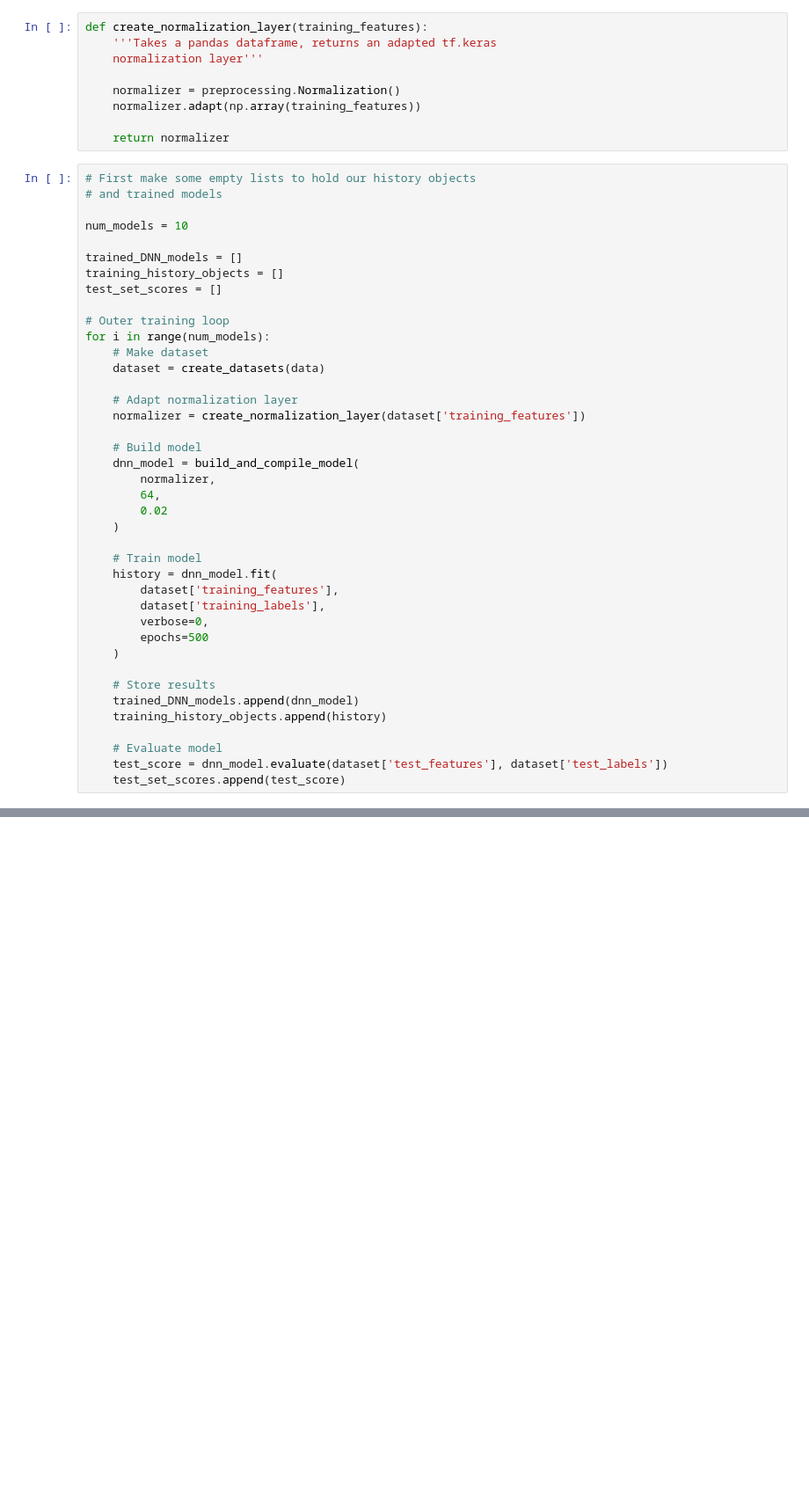
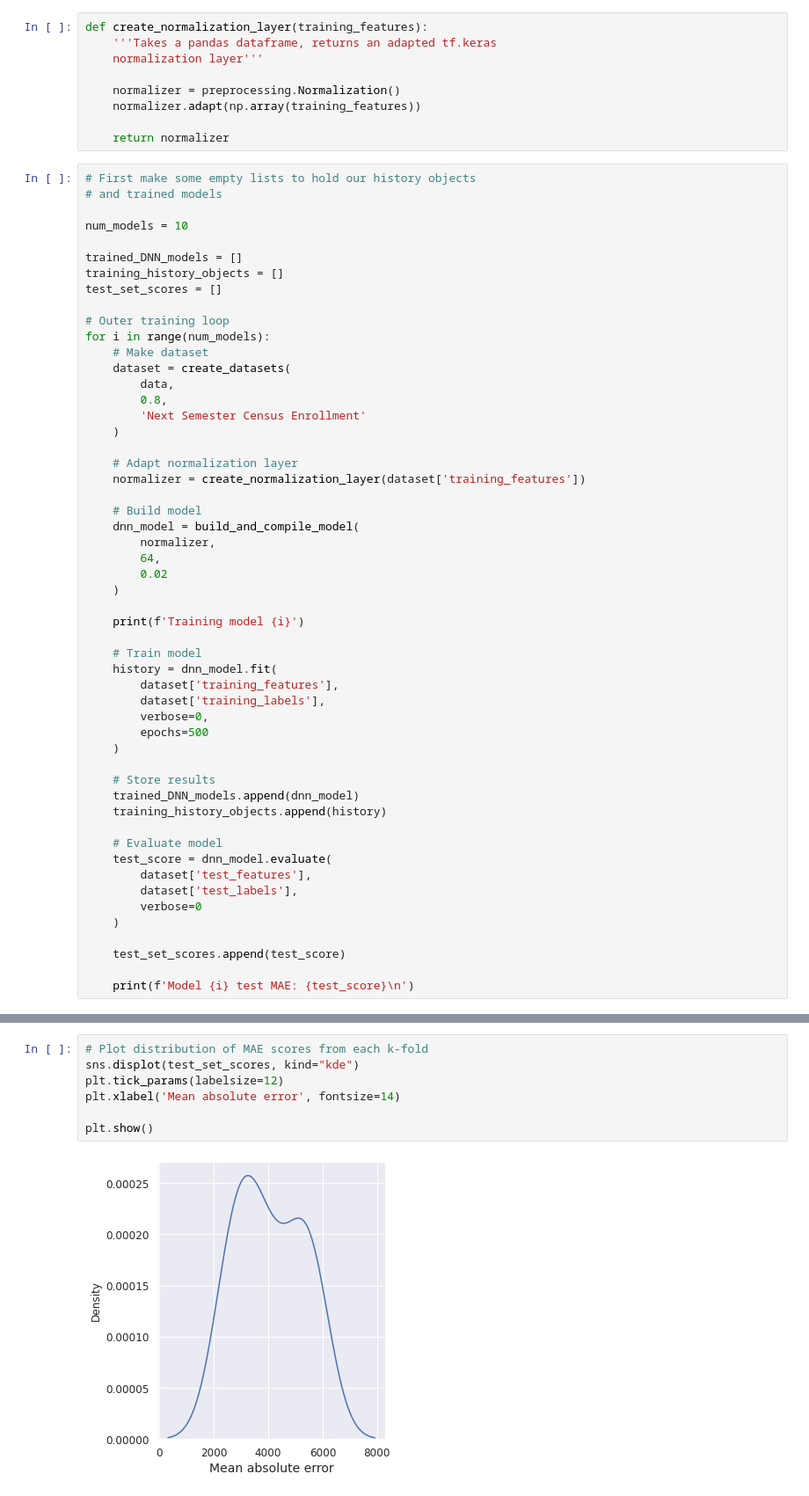
Before and after one commit to gperdrizet/LMC-enrollment-forecast, a Jupyter notebook: notebooks/neural_network_model.ipynb, the cells around one changed output, grey strips where cells are left out. Shown: that part at 88% size. Cells and saved outputs as stored; diff of their text form; blank space fills up the shorter version.

Commit message:
Finished preliminary bootstrap aggregated neural network training

```diff
--- a/notebooks/neural_network_model.ipynb
+++ b/notebooks/neural_network_model.ipynb
@@ -200,7 +200,11 @@ test_set_scores = []
 # Outer training loop
 for i in range(num_models):
     # Make dataset
-    dataset = create_datasets(data)
+    dataset = create_datasets(
+        data,
+        0.8,
+        'Next Semester Census Enrollment'
+    )
 
     # Adapt normalization layer
     normalizer = create_normalization_layer(dataset['training_features'])
@@ -211,6 +215,8 @@ for i in range(num_models):
         64,
         0.02
     )
+
+    print(f'Training model {i}')
 
     # Train model
     history = dnn_model.fit(
@@ -225,5 +231,12 @@ for i in range(num_models):
     training_history_objects.append(history)
 
     # Evaluate model
-    test_score = dnn_model.evaluate(dataset['test_features'], dataset['test_labels'])
+    test_score = dnn_model.evaluate(
+        dataset['test_features'],
+        dataset['test_labels'],
+        verbose=0
+    )
+
     test_set_scores.append(test_score)
+
+    print(f'Model {i} test MAE: {test_score}\n')
@@ -229,0 +261,9 @@ for i in range(num_models):
+# %%
+# Plot distribution of MAE scores from each k-fold
+sns.displot(test_set_scores, kind="kde")
+plt.tick_params(labelsize=12)
+plt.xlabel('Mean absolute error', fontsize=14)
+
+plt.show()
+# %% [output]
+[figure, added]
```
Also changed, not shown: parts of 7 cells of this notebook.
